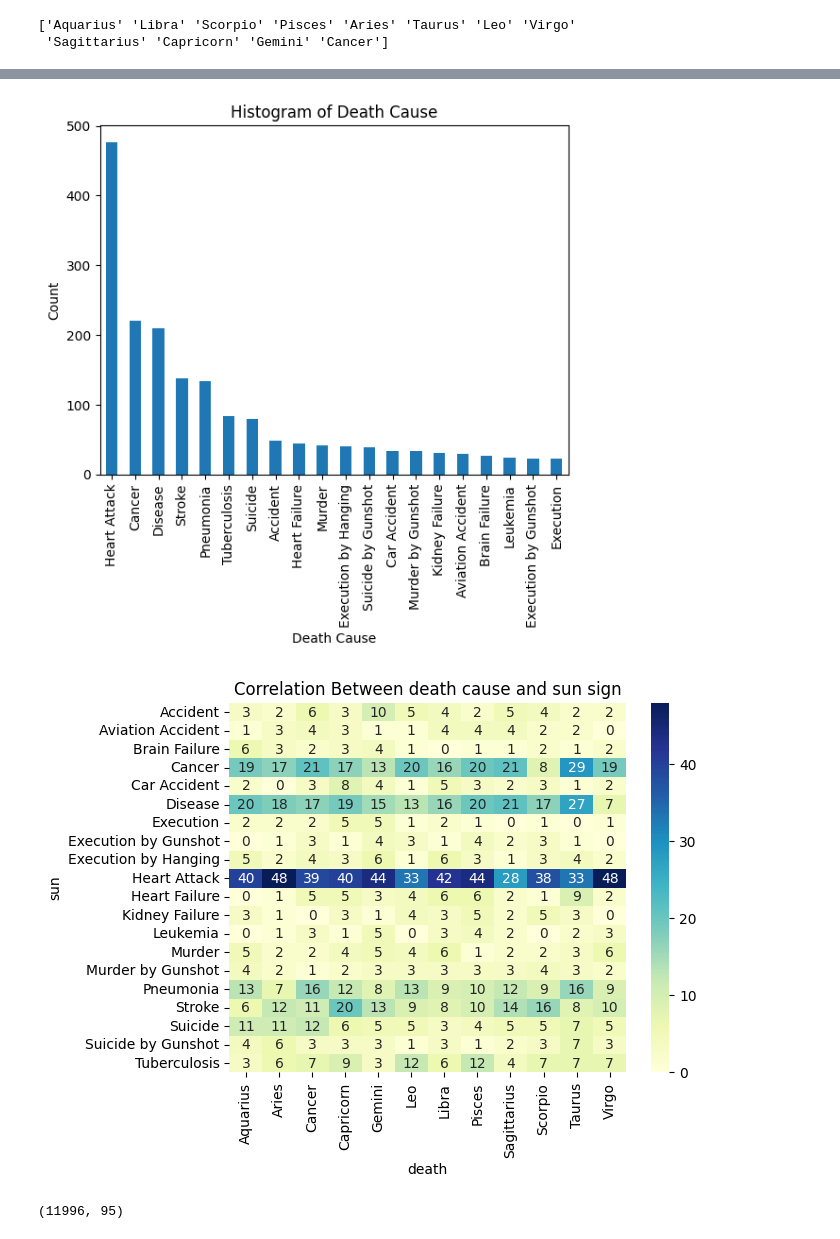
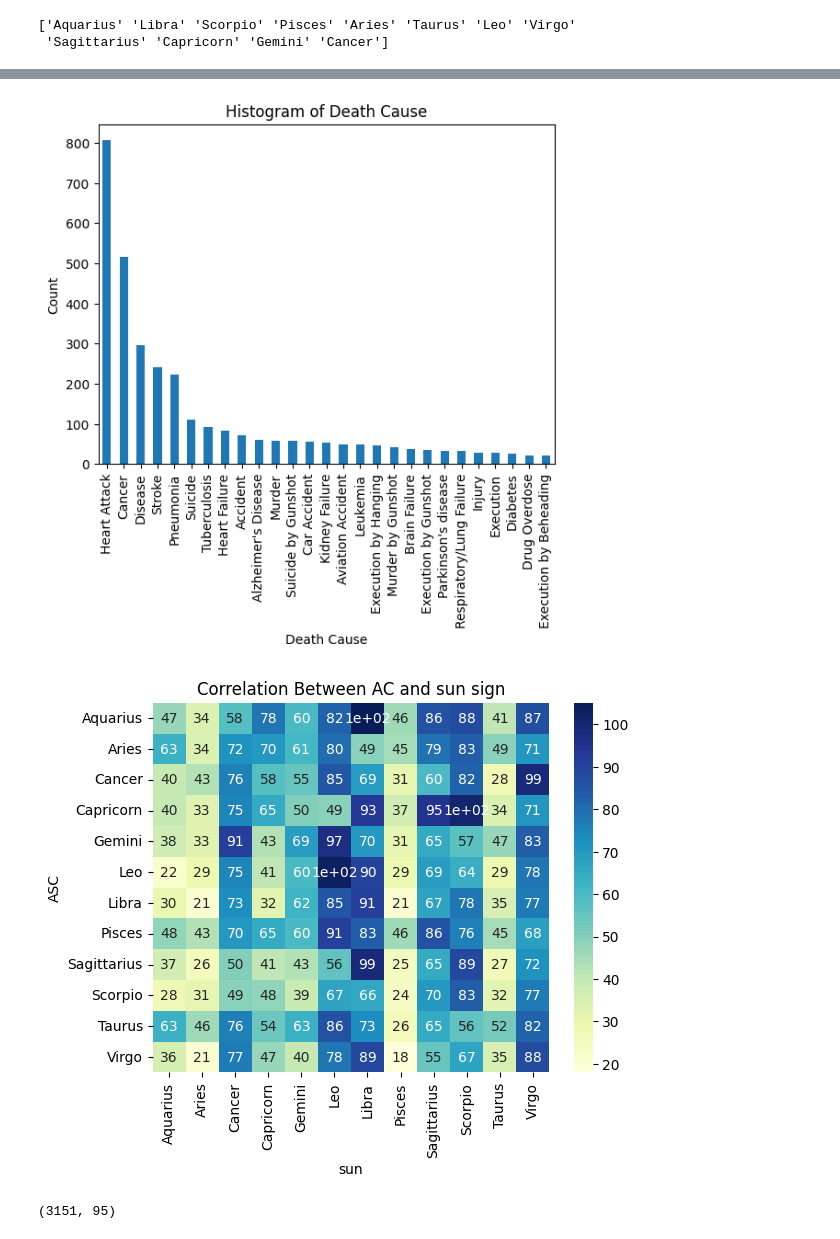
Before and after one commit to ryonmckay/astro_ml, a Jupyter notebook: scraping/Untitled.ipynb, the cells around one changed output, grey strips where cells are left out. Drawn from its saved outputs; the diff is of its cells as text; code cells hidden in the pictures.

```diff
--- a/scraping/Untitled.ipynb
+++ b/scraping/Untitled.ipynb
@@ -32,8 +32,28 @@ with open('../data/people/people_60.json', 'r') as f:
     data6 = json.load(f)
 df6 = pd.read_json(json.dumps(data6))
 
+# Load data from the second JSON file 'people_20.json'
+with open('../data/people/people_70.json', 'r') as f:
+    data7 = json.load(f)
+df7 = pd.read_json(json.dumps(data7))
+
+# Load data from the second JSON file 'people_20.json'
+with open('../data/people/people_80.json', 'r') as f:
+    data8 = json.load(f)
+df8 = pd.read_json(json.dumps(data8))
+
+# Load data from the second JSON file 'people_20.json'
+with open('../data/people/people_90.json', 'r') as f:
+    data9 = json.load(f)
+df9 = pd.read_json(json.dumps(data9))
+
+# Load data from the second JSON file 'people_20.json'
+with open('../data/people/people_100.json', 'r') as f:
+    data10 = json.load(f)
+df10 = pd.read_json(json.dumps(data10))
+
 # Concatenate the two DataFrames into a single DataFrame
-df = pd.concat([df1, df2, df3, df4, df5, df6])
+df = pd.concat([df1, df2, df3, df4, df5, df6, df7, df8, df9, df10])
 
 # Print the resulting DataFrame
 print(df.head())
@@ -169,32 +197,32 @@ plt.title('Histogram of Death Cause')
 # Show the plot
 plt.show()
 # %% [output]
-[figure, old version]
+[figure, new version]
 # %%
 import seaborn as sns
 import matplotlib.pyplot as plt
 # %%
 # Filter the DataFrame to include only occupations with more than 10 occurrences
 counts = df['death_cause'].value_counts()
 counts = counts[counts > 20]
 df2 = df[df['death_cause'].isin(counts.index)]
 
 # Create a contingency table of 'sun_sign' and 'occupation'
-table = pd.crosstab(df2["death_cause"], df2['sun_sign'])
+table = pd.crosstab(df['sun_sign'], df["house_AC_sign"])
 
 # Create a heatmap of the correlation
 sns.heatmap(table, annot=True, cmap='YlGnBu')
 
 # Set axis labels and title
-plt.xlabel('death')
-plt.ylabel("sun")
-plt.title('Correlation Between death cause and sun sign')
+plt.xlabel('sun')
+plt.ylabel("ASC")
+plt.title('Correlation Between AC and sun sign')
 
 # Show the plot
 plt.show()
 # %% [output]
-[figure, old version]
+[figure, new version]
 # %%
-df.shape
+df2.shape
 # %% [output]
-(11996, 95)
+(3151, 95)
```
Also changed, not shown: parts of 8 cells of this notebook, 2 other files.
